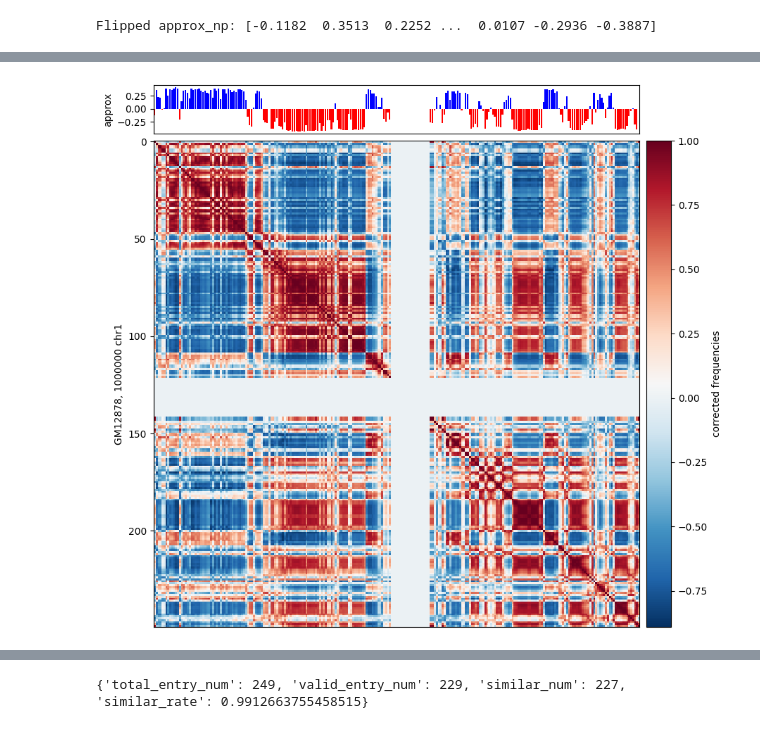
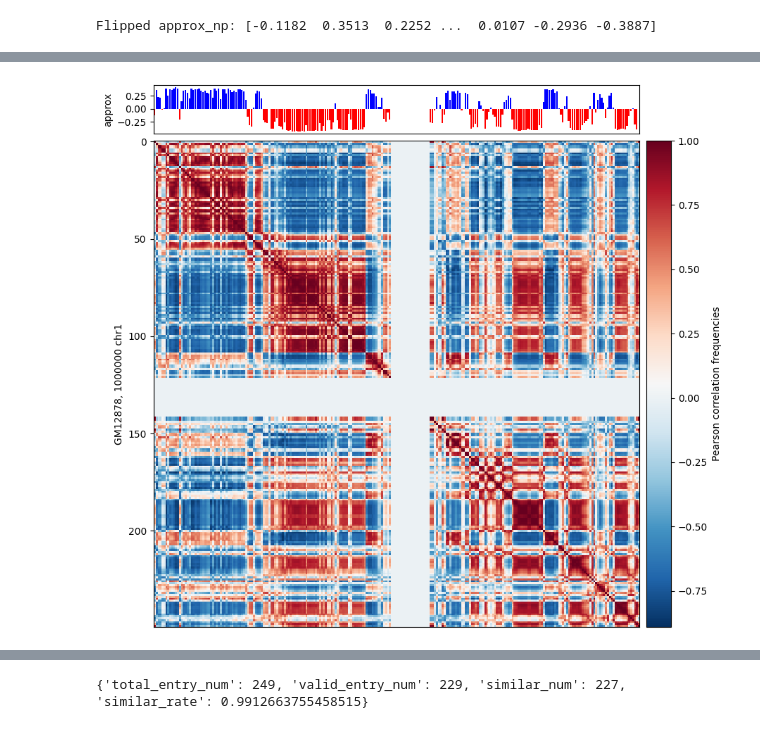
Before and after one commit to ZhiRongDev/HiCPEP, a Jupyter notebook: examples/example.ipynb, the cells around one changed output, grey strips where cells are left out. Saved outputs shown, nothing was run; the diff lists cells and outputs as text; code cells hidden in the pictures.

```diff
--- a/examples/example.ipynb
+++ b/examples/example.ipynb
@@ -78,5 +135,5 @@ Means of the first 3 rows of pearson_zero_np:
 # %%
-output = "./data/outputs/gm12878_1000000_approx_pc1_chr1.txt"
+output = "./outputs/gm12878_1000000_approx_pc1_chr1.txt" # output file path.
 approx_np = paptools.create_approx(pearson_np=pearson_np, output=output)
 print(f"approx_np: {approx_np}")
 # %% [output]
@@ -100,28 +173,28 @@ Heatmap
 # %%
 cell_line = "GM12878"
 resolution = 1000000
 chrom = "1"
 
 f, ax = plt.subplots(
     figsize=(15, 10),
 )
 
 im = ax.matshow(
     pearson_np,
     cmap='RdBu_r',
 )
 
 divider = make_axes_locatable(ax)
 cax = divider.append_axes("right", size="5%", pad=0.1)
-plt.colorbar(im, cax=cax, label='corrected frequencies')
+plt.colorbar(im, cax=cax, label='Pearson correlation frequencies')
 ax.set_ylabel(f'{cell_line}, {resolution} chr{chrom}')
 ax.xaxis.set_visible(False)
 
 ax = divider.append_axes("top", size="10%", pad=0.1, sharex=ax)
 approx_x_axis = [i for i in range(0, len(approx_np))]
 approx_bar_color = ['b' if i > 0 else 'r' for i in approx_np]
 ax.bar(x=approx_x_axis, height=approx_np, color=approx_bar_color)
 ax.set_ylabel('approx')
 ax.xaxis.set_visible(False)
 # %% [output]
-[figure, old version]
+[figure, new version]
```
Also changed, not shown: parts of 22 cells of this notebook, 5 other files.
